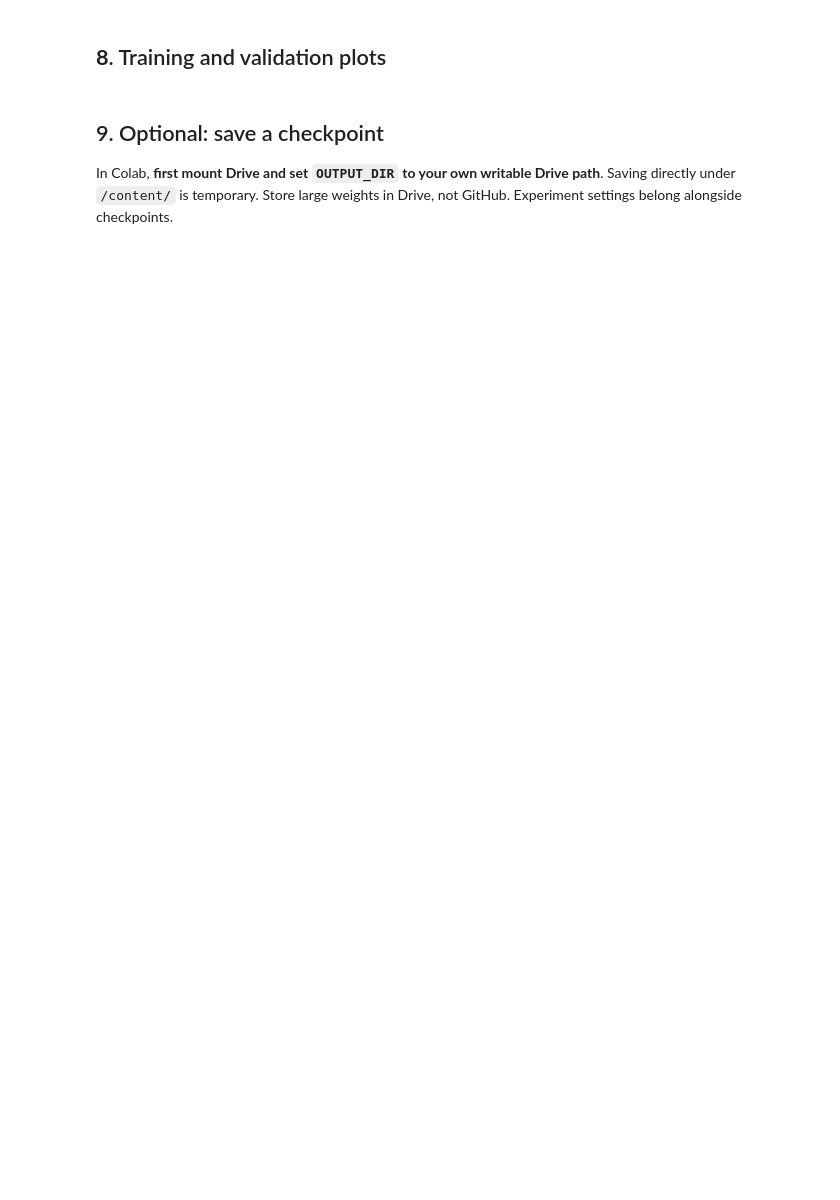
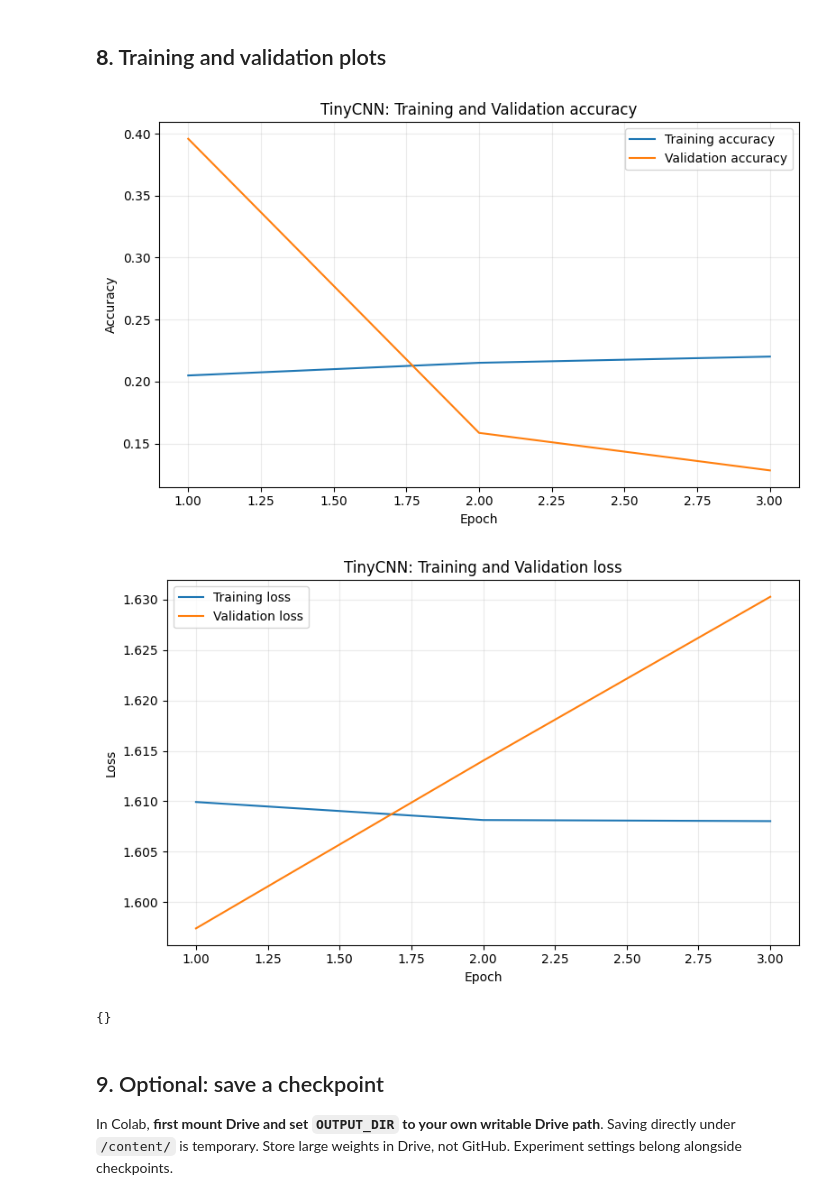
Before and after one commit to michael-duer/medical-image-classification, a Jupyter notebook: notebooks/00_shared_pipeline_metrics_test.ipynb, the cells around one changed output. Cells and saved outputs as stored; diff of their text form; code cells hidden in the pictures; blank space fills up the shorter version.

```diff
--- a/notebooks/00_shared_pipeline_metrics_test.ipynb
+++ b/notebooks/00_shared_pipeline_metrics_test.ipynb
@@ -314,7 +509,7 @@ def run_epoch(model, loader, optimizer=None):
 
 optimizer = torch.optim.Adam(model.parameters(), lr=LR)
 history = []
-for epoch in range(EPOCHS):
+for epoch in range(3):
     train_stats = run_epoch(model, loaders['train'], optimizer)
     val_stats = run_epoch(model, loaders['val'])
     history.append({'epoch': epoch + 1,
@@ -396,11 +670,17 @@ print(results)
 # %%
 from src.metrics import plot_training_history
 
 plot_training_history(
     history,
     output_dir=OUTPUT_DIR / "metrics",
-    model_name="TinyCNN"
+    model_name="TinyCNN",
+    show_plots = True,
+    save_plots = False
 )
+# %% [output]
+[figure, added]
+[figure, added]
+{}
 # %% [markdown]
 ## 9. Optional: save a checkpoint
 
```
Also changed, not shown: parts of 22 cells of this notebook, 1 other file.
